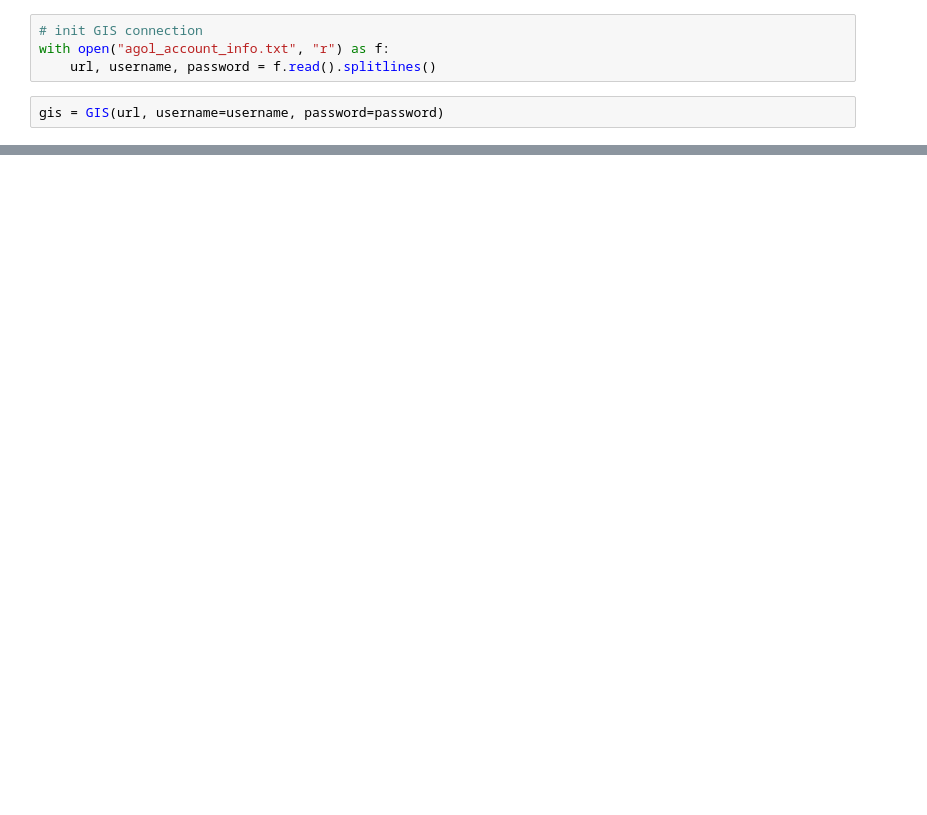
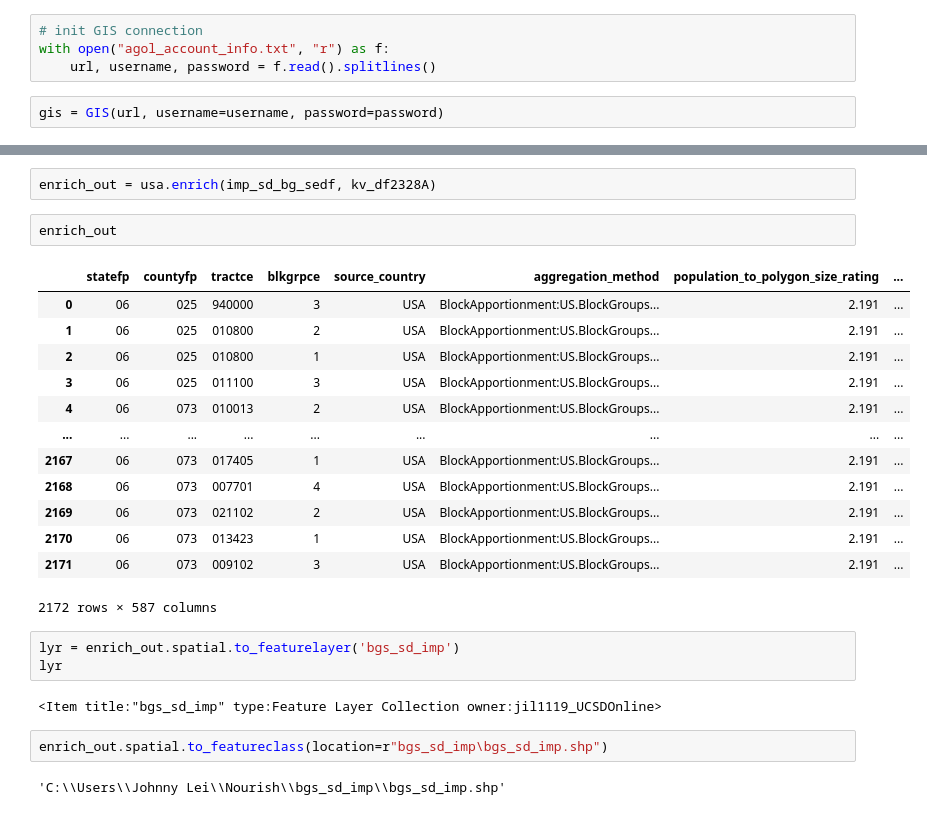
Before and after one commit to MuscularBrain/Nourish, a Jupyter notebook: Enrich.ipynb, the cells around one changed output, grey strips where cells are left out. Drawn from its saved outputs; the diff is of its cells as text; blank space fills up the shorter version.

```diff
--- a/Enrich.ipynb
+++ b/Enrich.ipynb
@@ -46,0 +99,27 @@ list(sd_bgs_enriched_sdf.columns)
+# %%
+enrich_out = usa.enrich(imp_sd_bg_sedf, kv_df2328A)
+# %%
+enrich_out
+# %% [output]
+|  | statefp | countyfp | tractce | blkgrpce | source_country | aggregation_method | population_to_polygon_size_rating | ... |
+| 0 | 06 | 025 | 940000 | 3 | USA | BlockApportionment:US.BlockGroups... | 2.191 | ... |
+| 1 | 06 | 025 | 010800 | 2 | USA | BlockApportionment:US.BlockGroups... | 2.191 | ... |
+| 2 | 06 | 025 | 010800 | 1 | USA | BlockApportionment:US.BlockGroups... | 2.191 | ... |
+| 3 | 06 | 025 | 011100 | 3 | USA | BlockApportionment:US.BlockGroups... | 2.191 | ... |
+| 4 | 06 | 073 | 010013 | 2 | USA | BlockApportionment:US.BlockGroups... | 2.191 | ... |
+| ... | ... | ... | ... | ... | ... | ... | ... | ... |
+| 2167 | 06 | 073 | 017405 | 1 | USA | BlockApportionment:US.BlockGroups... | 2.191 | ... |
+| 2168 | 06 | 073 | 007701 | 4 | USA | BlockApportionment:US.BlockGroups... | 2.191 | ... |
+| 2169 | 06 | 073 | 021102 | 2 | USA | BlockApportionment:US.BlockGroups... | 2.191 | ... |
+| 2170 | 06 | 073 | 013423 | 1 | USA | BlockApportionment:US.BlockGroups... | 2.191 | ... |
+| 2171 | 06 | 073 | 009102 | 3 | USA | BlockApportionment:US.BlockGroups... | 2.191 | ... |
+2172 rows × 587 columns
+# %%
+lyr = enrich_out.spatial.to_featurelayer('bgs_sd_imp')
+lyr
+# %% [output]
+<Item title:"bgs_sd_imp" type:Feature Layer Collection owner:jil1119_UCSDOnline>
+# %%
+enrich_out.spatial.to_featureclass(location=r"bgs_sd_imp\bgs_sd_imp.shp")
+# %% [output]
+'C:\\Users\\Johnny Lei\\Nourish\\bgs_sd_imp\\bgs_sd_imp.shp'
```
Also changed, not shown: parts of 25 cells of this notebook, 2 other files.
